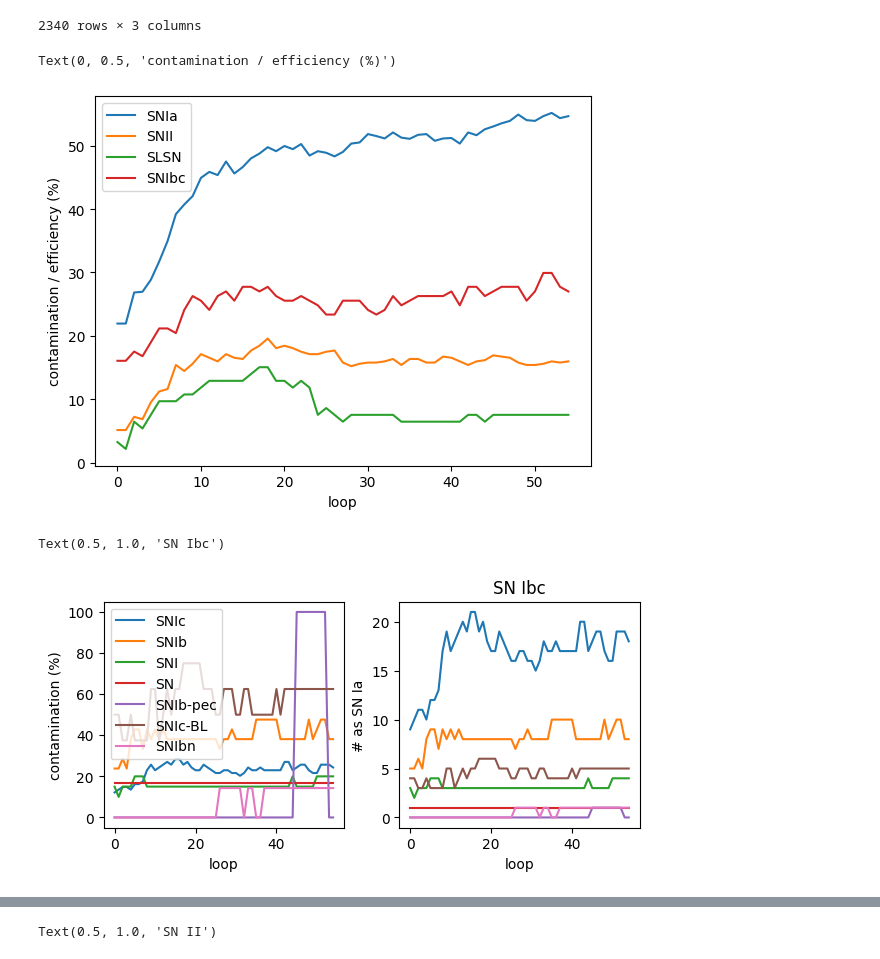
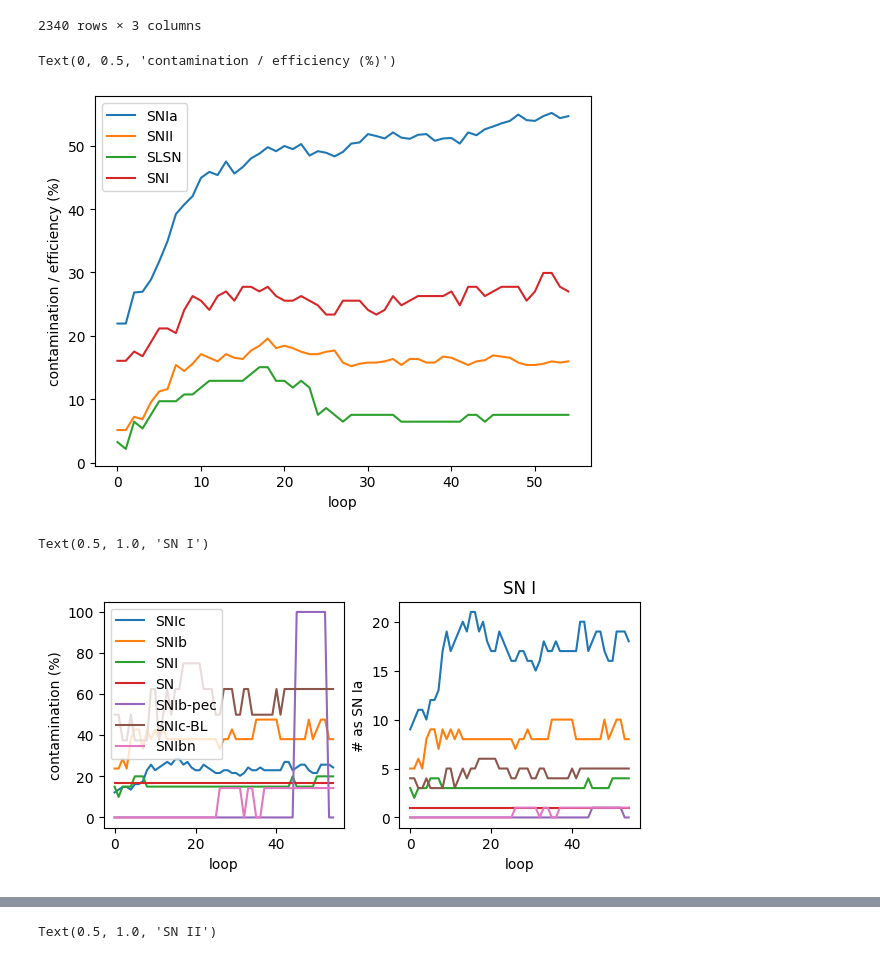
Before and after one commit to Fink-analyses/Active_Learning_earlySNIa, a Jupyter notebook: notebooks/a_analysis_test_predictions.ipynb, the cells around one changed output, grey strips where cells are left out. Cells and saved outputs as stored; diff of their text form; code cells hidden in the pictures.

```diff
--- a/notebooks/a_analysis_test_predictions.ipynb
+++ b/notebooks/a_analysis_test_predictions.ipynb
@@ -24,7 +24,7 @@ array(['Ia', 'SNII', 'SLSN-I', 'SNIIP', 'SNIIn', 'SLSN-II', 'SNIc',
        'SNIbn'], dtype=object)
 # %%
 family_types = {
-    'SNIbc':['SNIc','SNIb', 'SNI', 'SN', 'SNIb-pec', 'SNIc-BL','SNIbn'],
+    'SNI':['SNIc','SNIb', 'SNI', 'SN', 'SNIb-pec', 'SNIc-BL','SNIbn'],
     'SNIa':['Ia'],
     'SNII':['SNII','SNIIP', 'SNIIn','SNIIb','SNII-pec'],
     'SLSN':['SLSN-I','SLSN-II'],}
@@ -101,7 +101,7 @@ plt.xlabel('loop')
 plt.ylabel('contamination / efficiency (%)')
 # %% [output]
 Text(0, 0.5, 'contamination / efficiency (%)')
-[figure, old version]
+[figure, new version]
 # %%
 arr_loop = []
 arr_type = []
@@ -126,19 +126,19 @@ df_contamination_subtypes = pd.DataFrame({'loop':arr_loop,'type':arr_type, 'perc
 # %%
 # Ibc
 fig = plt.figure(constrained_layout=True, figsize=(6, 3))
 gs = fig.add_gridspec(1, 2)
 axs = gs.subplots(sharex=False, sharey=False)
-tmp = df_contamination_subtypes[df_contamination_subtypes['type families']=='SNIbc']
+tmp = df_contamination_subtypes[df_contamination_subtypes['type families']=='SNI']
 for typ in tmp['type'].unique():
     sel = tmp[tmp['type']==typ]
     axs[0].plot(sel['loop'], sel['percentage'], label=typ)
     axs[0].set_xlabel('loop')
     axs[0].set_ylabel('contamination (%)')
     axs[1].plot(sel['loop'], sel['# as Ia'], label=typ)
     axs[1].set_xlabel('loop')
     axs[1].set_ylabel('# as SN Ia')
 axs[0].legend()
-plt.title('SN Ibc')
+plt.title('SN I')
 # %% [output]
-Text(0.5, 1.0, 'SN Ibc')
+Text(0.5, 1.0, 'SN I')
-[figure, old version]
+[figure, new version]
```
Also changed, not shown: parts of 1 cell of this notebook, 4 other files.
